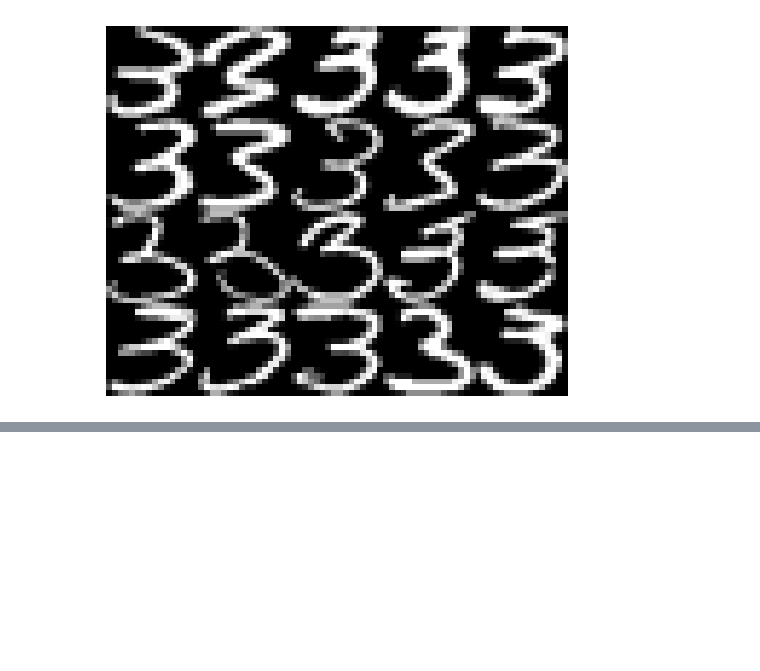
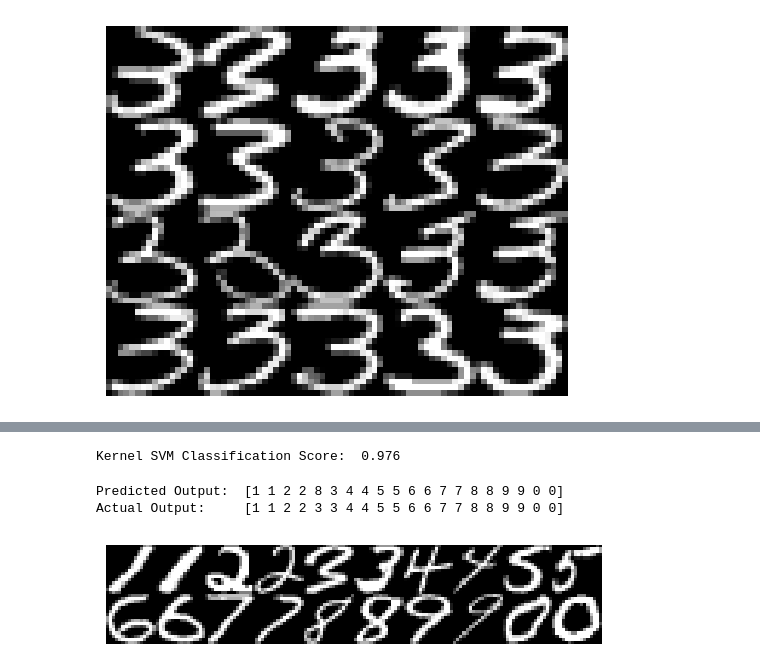
Before and after one commit to chuongg3/Postal-Handwriting, a Jupyter notebook: postalHandwriting.ipynb, the cells around one changed output, grey strips where cells are left out. Saved outputs shown, nothing was run; the diff lists cells and outputs as text; code cells hidden in the pictures; blank space fills up the shorter version.

Commit message:
Kernel SVM Implemented

```diff
--- a/postalHandwriting.ipynb
+++ b/postalHandwriting.ipynb
@@ -47,0 +46,23 @@ Actual Output:     [1 1 2 2 3 3 4 4 5 5 6 6 7 7 8 8 9 9 0 0]
+# %%
+# Use Kernel SVM to predict the values
+from sklearn.pipeline import make_pipeline
+from sklearn.preprocessing import StandardScaler
+from sklearn.svm import SVC
+
+clf = make_pipeline(StandardScaler(), SVC(gamma='auto'))
+clf.fit(tr_data, tr_labels)
+
+score = clf.score(te_data, te_labels)
+print("Kernel SVM Classification Score: ", score)
+# %% [output]
+Kernel SVM Classification Score:  0.976
+# %%
+# Linear SVC predict OUTPUT
+output = clf.predict(te_data[::50])
+show_faces(te_data[::50], 10, 16, 16)
+print("Predicted Output: ", output)
+print("Actual Output:    ", te_labels[::50])
+# %% [output]
+Predicted Output:  [1 1 2 2 8 3 4 4 5 5 6 6 7 7 8 8 9 9 0 0]
+Actual Output:     [1 1 2 2 3 3 4 4 5 5 6 6 7 7 8 8 9 9 0 0]
+[figure, added]
```
Also changed, not shown: parts of 3 cells of this notebook.
